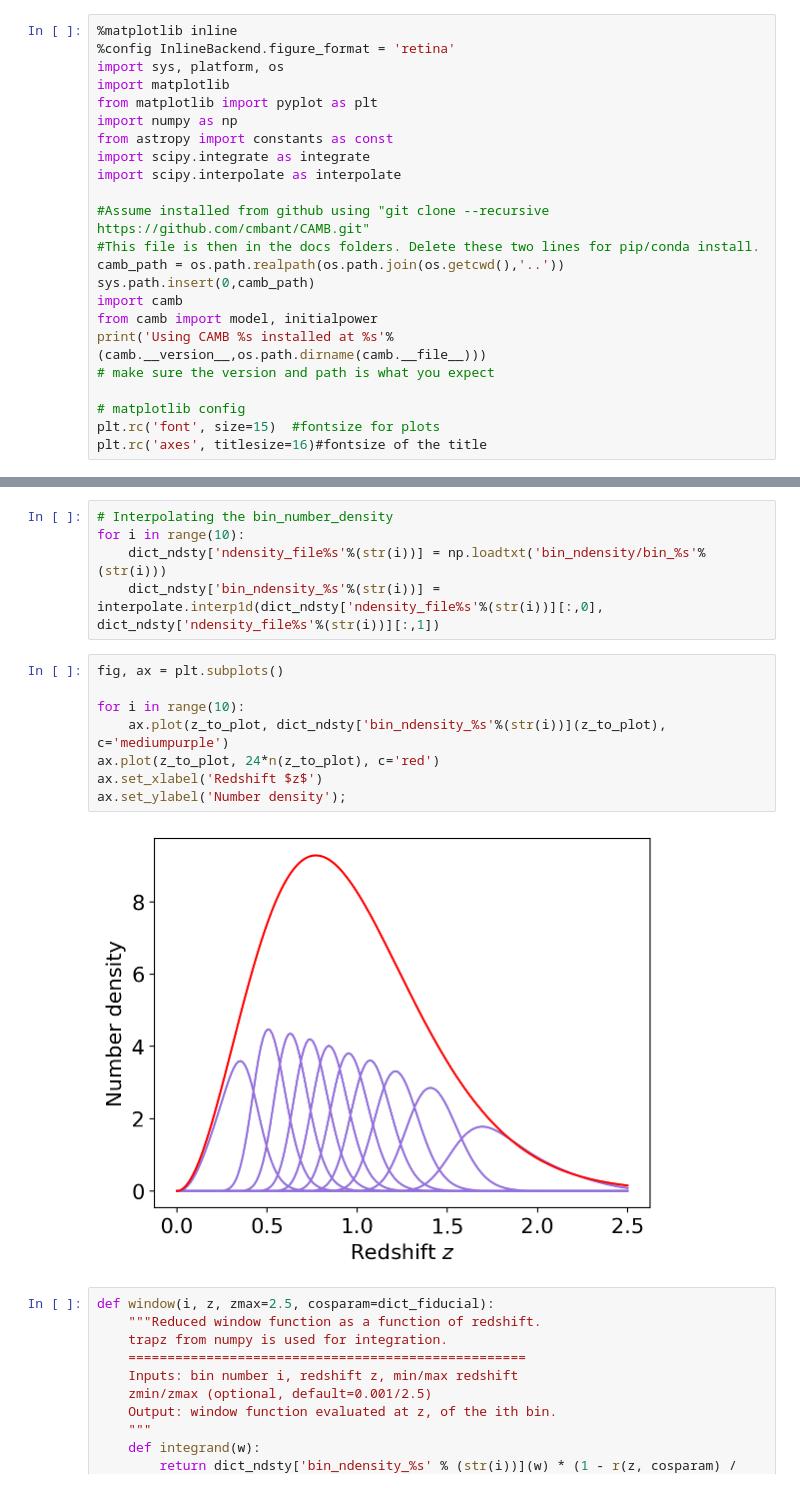
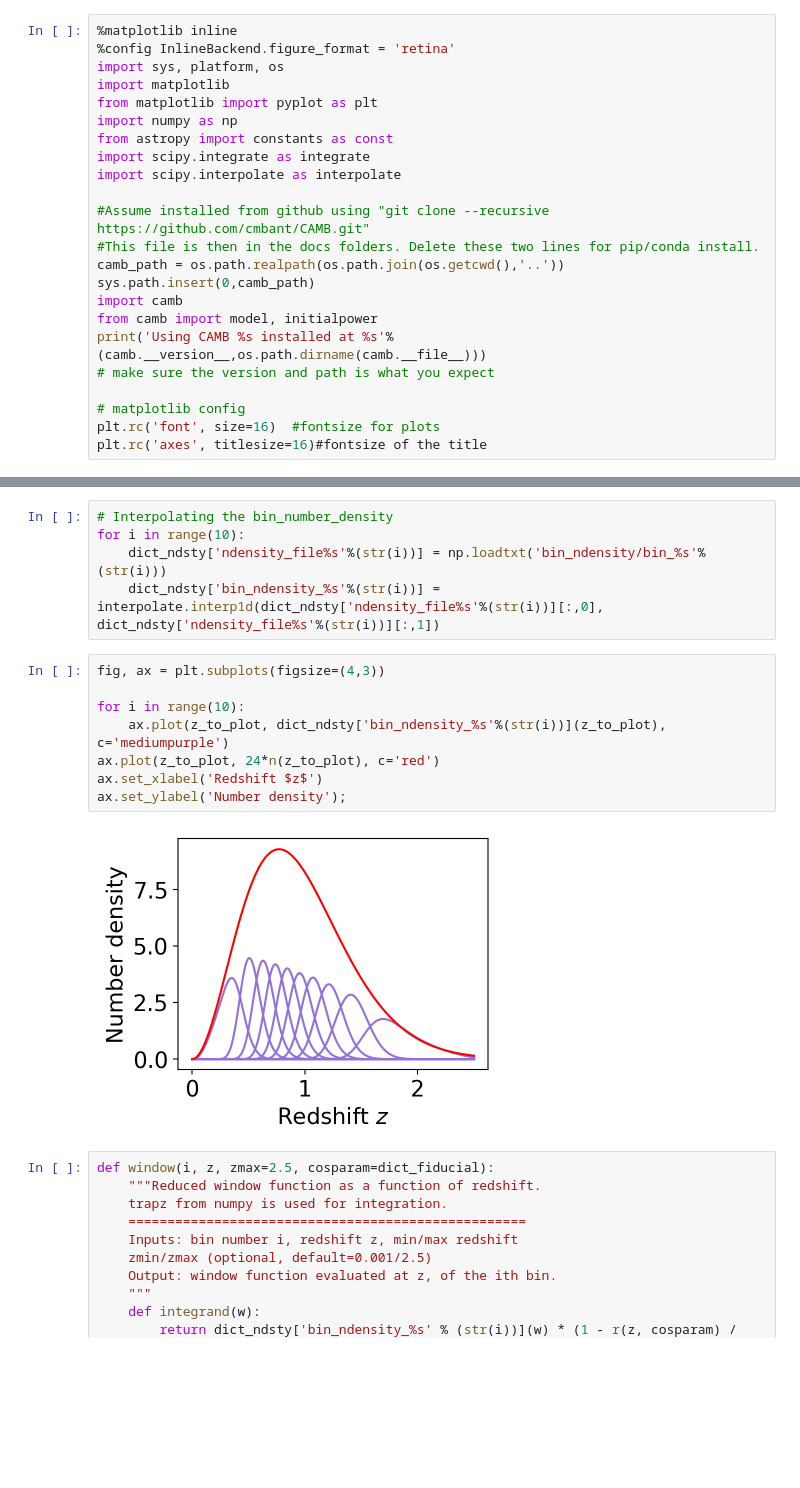
Before and after one commit to vPedreros/dfi-summer-2023, a Jupyter notebook: summer_nb.ipynb, the cells around one changed output, grey strips where cells are left out. Drawn from its saved outputs; the diff is of its cells as text; blank space fills up the shorter version.

```diff
--- a/summer_nb.ipynb
+++ b/summer_nb.ipynb
@@ -25,7 +25,7 @@ print('Using CAMB %s installed at %s'%(camb.__version__,os.path.dirname(camb.__f
 # make sure the version and path is what you expect
 
 # matplotlib config
-plt.rc('font', size=15)  #fontsize for plots
+plt.rc('font', size=16)  #fontsize for plots
 plt.rc('axes', titlesize=16)#fontsize of the title
 # %% [output]
 Using CAMB 1.3.6 installed at /home/vpedre/anaconda3/lib/python3.9/site-packages/camb
@@ -242,15 +242,15 @@ for i in range(10):
     dict_ndsty['ndensity_file%s'%(str(i))] = np.loadtxt('bin_ndensity/bin_%s'%(str(i)))
     dict_ndsty['bin_ndensity_%s'%(str(i))] = interpolate.interp1d(dict_ndsty['ndensity_file%s'%(str(i))][:,0], dict_ndsty['ndensity_file%s'%(str(i))][:,1])
 # %%
-fig, ax = plt.subplots()
+fig, ax = plt.subplots(figsize=(4,3))
 
 for i in range(10):
     ax.plot(z_to_plot, dict_ndsty['bin_ndensity_%s'%(str(i))](z_to_plot), c='mediumpurple')
 ax.plot(z_to_plot, 24*n(z_to_plot), c='red')
 ax.set_xlabel('Redshift $z$')
 ax.set_ylabel('Number density');
 # %% [output]
-[figure, old version]
+[figure, new version]
 # %%
 def window(i, z, zmax=2.5, cosparam=dict_fiducial):
     """Reduced window function as a function of redshift.
```
Also changed, not shown: parts of 11 cells of this notebook.
